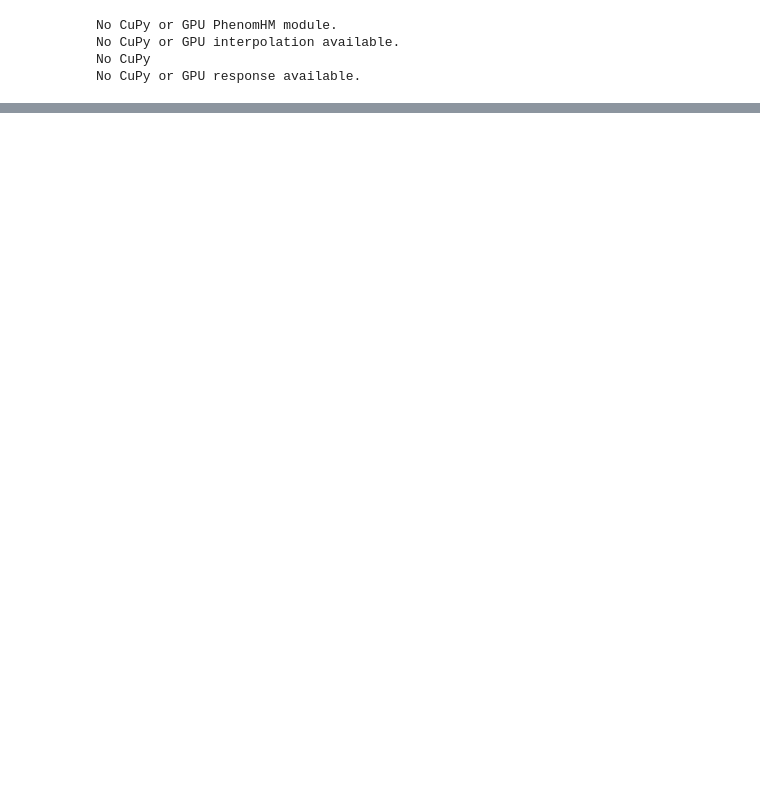
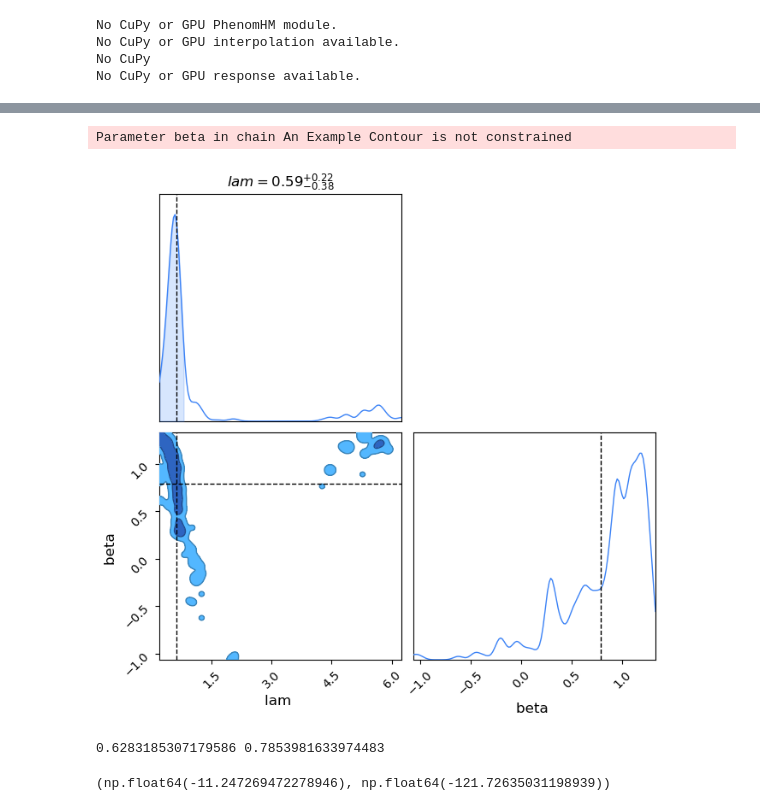
Before and after one commit to manishprasad0/LISA_Master_Thesis, a Jupyter notebook: time_freq_mcmc.ipynb, the cells around one changed output, grey strips where cells are left out. Saved outputs shown, nothing was run; the diff lists cells and outputs as text; code cells hidden in the pictures; blank space fills up the shorter version.

```diff
--- a/time_freq_mcmc.ipynb
+++ b/time_freq_mcmc.ipynb
@@ -253,0 +197,17 @@ array([[-34.28315674, -34.28315674, -34.28315674, -34.28315674,
+# %%
+sampler = EnsembleSampler(
+    nwalkers,
+    ndims,
+    likelihood,
+    priors,
+    args=(fixed_parameters, f_array, analysis),
+    branch_names=["mbh"],
+    tempering_kwargs=dict(ntemps=ntemps),
+    nleaves_max=dict(mbh=1),
+    periodic=periodic
+)
+# %%
+injection_params_sub = np.array([lam, beta])
+start_params = injection_params_sub[None, None, None, :] * (1 +  np.random.randn(ntemps, nwalkers, 1, injection_params_sub.shape[0]))
+start_params[:, :, :, 0] %= (2 * np.pi)
+start_params[:, :, :, 1] = np.clip(start_params[:, :, :, 1], -np.pi/2, np.pi/2)
@@ -256,9 +221,19 @@ sampler.run_mcmc(start_state, 10, progress=True)
 # %%
 from chainconsumer import Chain, ChainConsumer, make_sample, Truth
 import pandas as pd
-samples = sampler.get_chain()["mbh"][:, 0].reshape(-1, 4)
-df = pd.DataFrame(samples, columns=["mT", "q", "lam", "beta"])
+samples = sampler.get_chain()["mbh"][:, 0].reshape(-1, 2)
+df = pd.DataFrame(samples, columns=["lam", "beta"])
 c = ChainConsumer()
 c.add_chain(Chain(samples=df, name="An Example Contour"))
-c.add_truth(Truth(location={"mT": injection_params_sub[0], "q": injection_params_sub[1], "lam": injection_params_sub[2], "beta": injection_params_sub[3]}))
+c.add_truth(Truth(location={"lam": injection_params_sub[0], "beta": injection_params_sub[1]}))
 fig = c.plotter.plot()
+# %% [output]
+Parameter beta in chain An Example Contour is not constrained
+[figure, added]
+# %%
+print(lam, beta)
+
+likelihood([lam, beta], fixed_parameters, f_array, analysis), likelihood([lam, 0.83], fixed_parameters, f_array, analysis)
+# %% [output]
+0.6283185307179586 0.7853981633974483
+(np.float64(-11.247269472278946), np.float64(-121.72635031198939))
```
Also changed, not shown: parts of 14 cells of this notebook, 4 other files.
